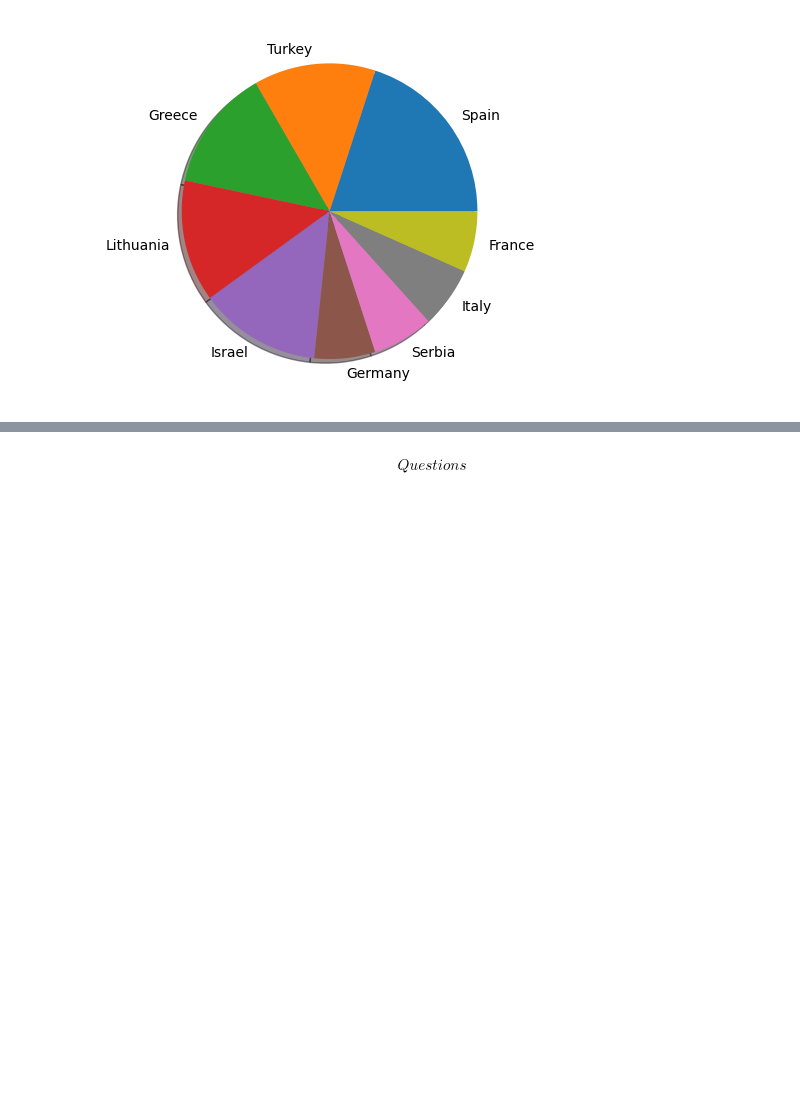
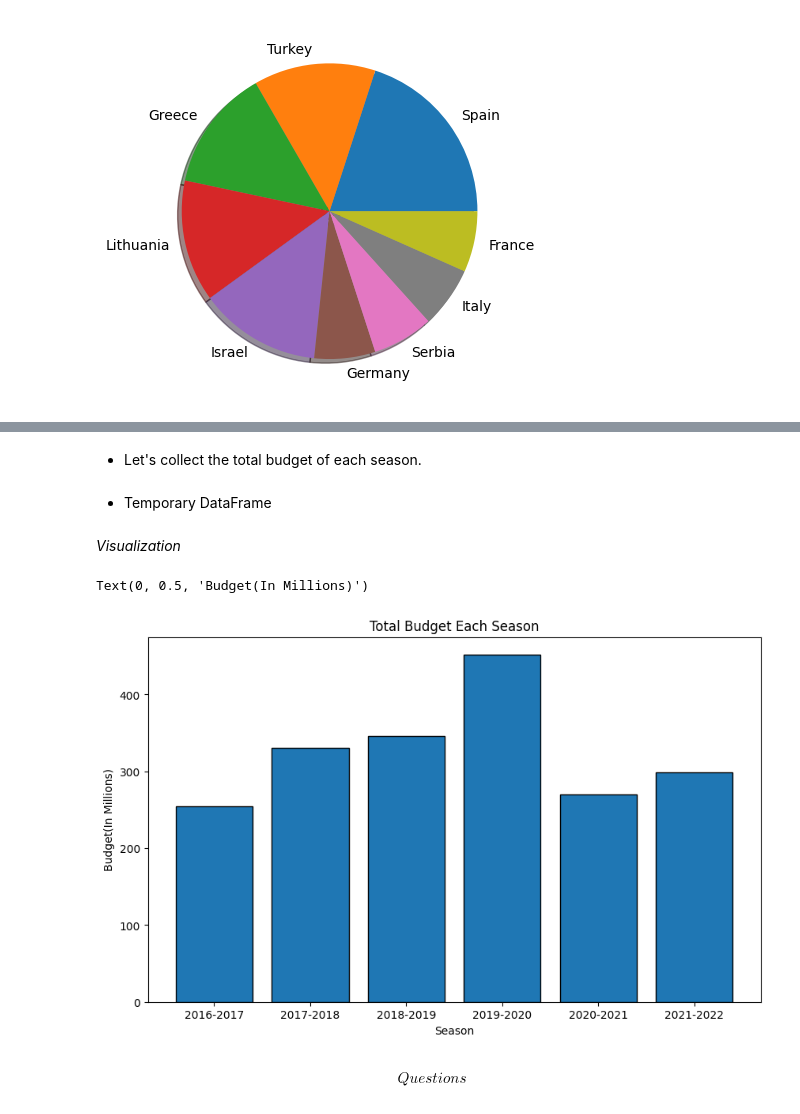
Before and after one commit to ChrisDiamantis99/Euroleague, a Jupyter notebook: euroleague.ipynb, the cells around one changed output, grey strips where cells are left out. Saved outputs shown, nothing was run; the diff lists cells and outputs as text; code cells hidden in the pictures; blank space fills up the shorter version.

```diff
--- a/euroleague.ipynb
+++ b/euroleague.ipynb
@@ -866,3 +868,34 @@ plt.show()
+# %% [markdown]
+- Let's collect the total budget of each season.
+# %%
+budget_sum_season_2016_2017 = season_2016_2017['Budget(In Millions)'].sum()
+budget_sum_season_2017_2018 = season_2017_2018['Budget(In Millions)'].sum()
+budget_sum_season_2018_2019 = season_2018_2019['Budget(In Millions)'].sum()
+budget_sum_season_2019_2020 = season_2019_2020['Budget(In Millions)'].sum()
+budget_sum_season_2020_2021 = season_2020_2021['Budget(In Millions)'].sum()
+budget_sum_season_2021_2022 = season_2021_2022['Budget(In Millions)'].sum()
+# %% [markdown]
+- Temporary DataFrame
+# %%
+budget_sum = {
+    'Season' : ['2016-2017', '2017-2018', '2018-2019', '2019-2020', '2020-2021', '2021-2022'],
+    'Sum_Budget' : [budget_sum_season_2016_2017, budget_sum_season_2017_2018, budget_sum_season_2018_2019, budget_sum_season_2019_2020, budget_sum_season_2020_2021, budget_sum_season_2021_2022]
+}
+
+budget_sum_df = pd.DataFrame(budget_sum)
+# %% [markdown]
+*Visualization*
+# %%
+plt.figure(figsize = (10,6))
+
+plt.bar(budget_sum_df['Season'], budget_sum_df['Sum_Budget'], edgecolor = 'black', color = '#1F77B4')
+
+plt.title('Total Budget Each Season')
+plt.xlabel('Season')
+plt.ylabel('Budget(In Millions)')
+# %% [output]
+Text(0, 0.5, 'Budget(In Millions)')
+[figure, added]
 # %% [markdown]
 $$
 Questions
```
Also changed, not shown: parts of 1 cell of this notebook.
